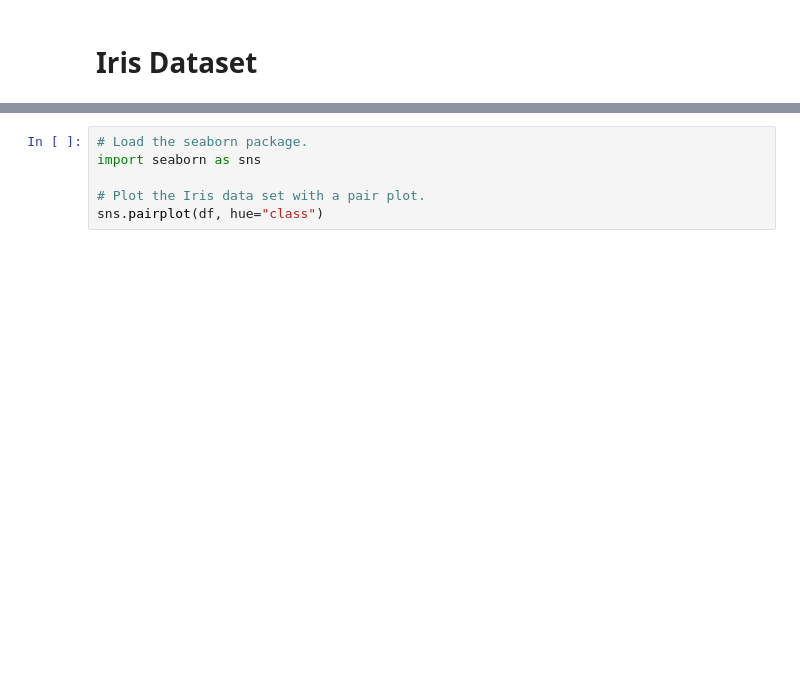
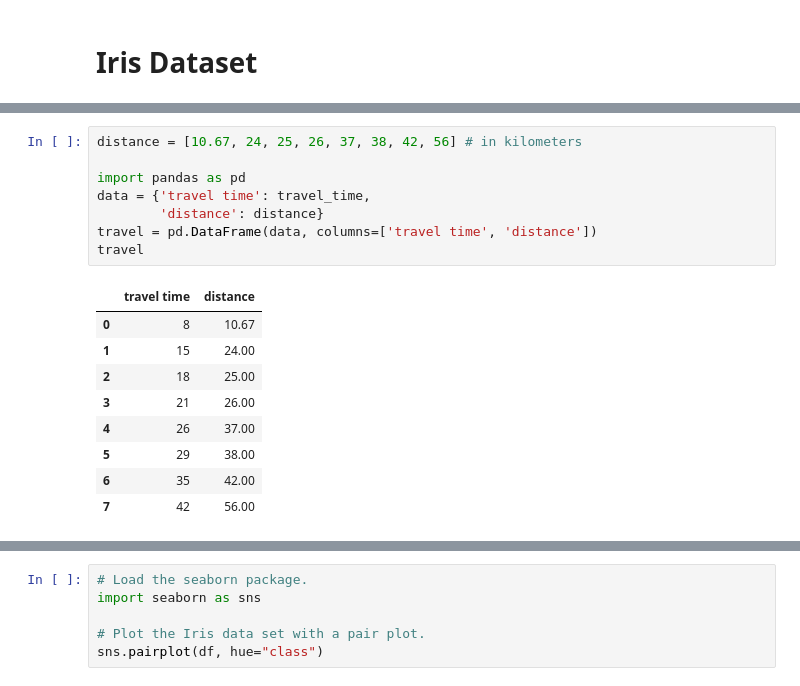
Before and after one commit to cadel560x/EmergingTechAssignments, a Jupyter notebook: iris-dataset.ipynb, the cells around one changed output, grey strips where cells are left out. Saved outputs shown, nothing was run; the diff lists cells and outputs as text; blank space fills up the shorter version.

```diff
--- a/iris-dataset.ipynb
+++ b/iris-dataset.ipynb
@@ -14,0 +36,18 @@ import sklearn.model_selection as mod
+# %%
+distance = [10.67, 24, 25, 26, 37, 38, 42, 56] # in kilometers
+
+import pandas as pd
+data = {'travel time': travel_time,
+        'distance': distance}
+travel = pd.DataFrame(data, columns=['travel time', 'distance'])
+travel
+# %% [output]
+|  | travel time | distance |
+| 0 | 8 | 10.67 |
+| 1 | 15 | 24.00 |
+| 2 | 18 | 25.00 |
+| 3 | 21 | 26.00 |
+| 4 | 26 | 37.00 |
+| 5 | 29 | 38.00 |
+| 6 | 35 | 42.00 |
+| 7 | 42 | 56.00 |
```
Also changed, not shown: parts of 14 cells of this notebook, 1 other file.
